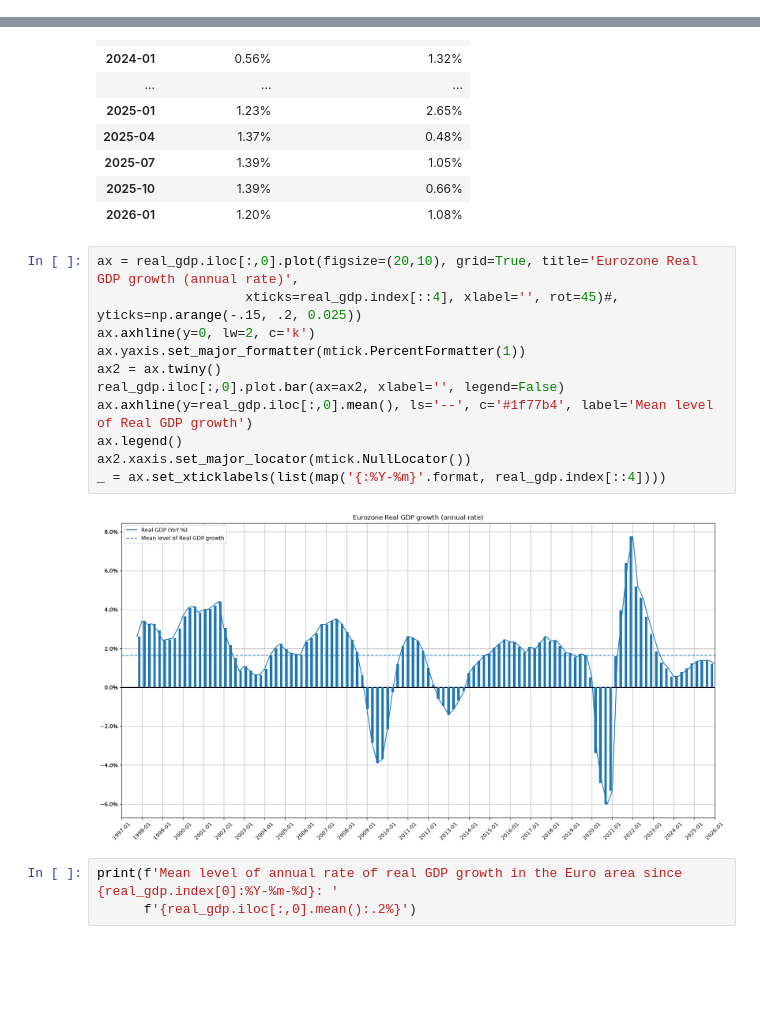
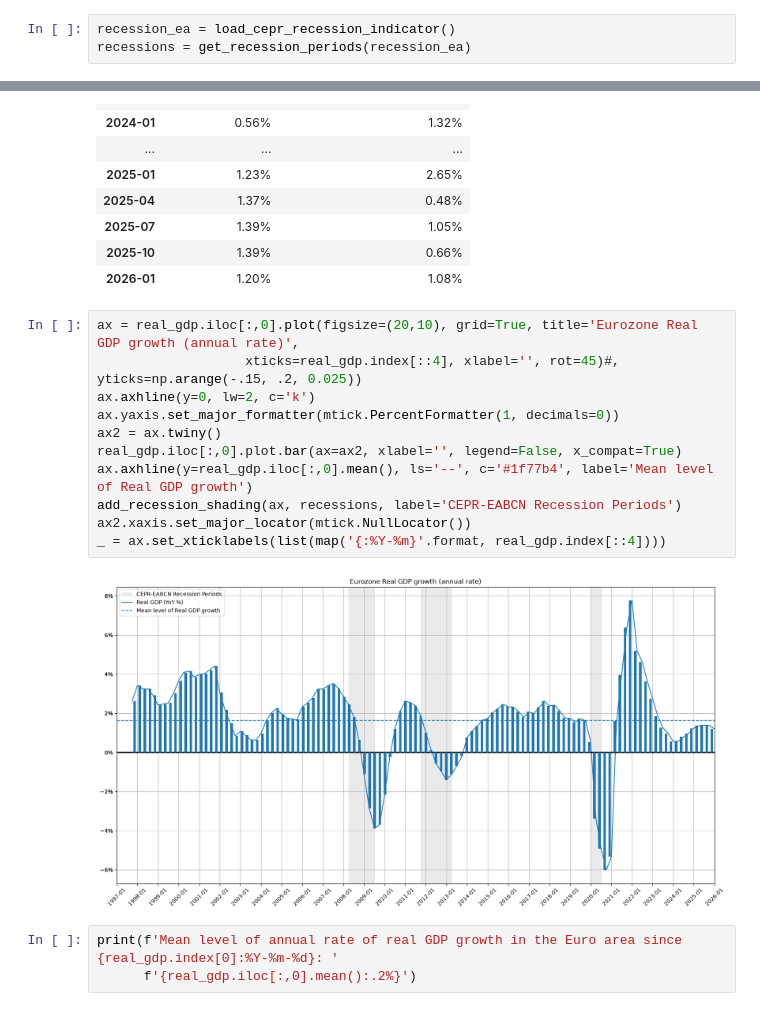
Before and after one commit to ilchen/EU_Economic_Data_Analysis, a Jupyter notebook: HICP_and_ECB_Rates.ipynb, the cells around one changed output, grey strips where cells are left out. Cells and saved outputs as stored; diff of their text form; blank space fills up the shorter version.

```diff
--- a/HICP_and_ECB_Rates.ipynb
+++ b/HICP_and_ECB_Rates.ipynb
@@ -35,3 +44,6 @@ report_end = date.today()
+# %%
+recession_ea = load_cepr_recession_indicator()
+recessions = get_recession_periods(recession_ea)
 # %% [markdown]
 ### Get Consumer Price Index for the Eurozone, ECB Deposit Facility Rate, 10 Year Government Bond Yields, and Real GDP
 I use the following dataseries provided by the [ECB](https://data.ecb.europa.eu/data/data-categories):
@@ -258,16 +270,16 @@ real_gdp.tail(18).style.format_index(IDX_FORMAT).format('{:.2%}')\
 # %%
 ax = real_gdp.iloc[:,0].plot(figsize=(20,10), grid=True, title='Eurozone Real GDP growth (annual rate)',
                    xticks=real_gdp.index[::4], xlabel='', rot=45)#, yticks=np.arange(-.15, .2, 0.025))
 ax.axhline(y=0, lw=2, c='k')
-ax.yaxis.set_major_formatter(mtick.PercentFormatter(1))
+ax.yaxis.set_major_formatter(mtick.PercentFormatter(1, decimals=0))
 ax2 = ax.twiny()
-real_gdp.iloc[:,0].plot.bar(ax=ax2, xlabel='', legend=False)
+real_gdp.iloc[:,0].plot.bar(ax=ax2, xlabel='', legend=False, x_compat=True)
 ax.axhline(y=real_gdp.iloc[:,0].mean(), ls='--', c='#1f77b4', label='Mean level of Real GDP growth')
-ax.legend()
+add_recession_shading(ax, recessions, label='CEPR-EABCN Recession Periods')
 ax2.xaxis.set_major_locator(mtick.NullLocator())
 _ = ax.set_xticklabels(list(map('{:%Y-%m}'.format, real_gdp.index[::4])))
 # %% [output]
-[figure, old version]
+[figure, new version]
 # %%
 print(f'Mean level of annual rate of real GDP growth in the Euro area since {real_gdp.index[0]:%Y-%m-%d}: '
       f'{real_gdp.iloc[:,0].mean():.2%}')
```
Also changed, not shown: parts of 29 cells of this notebook, 4 other files.
